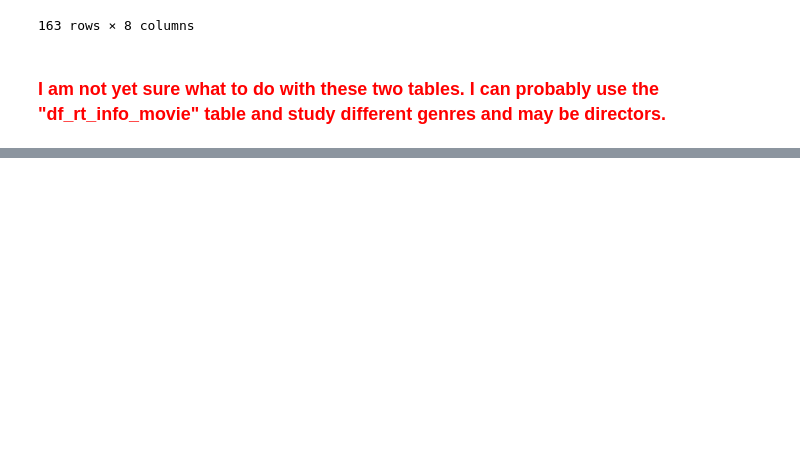
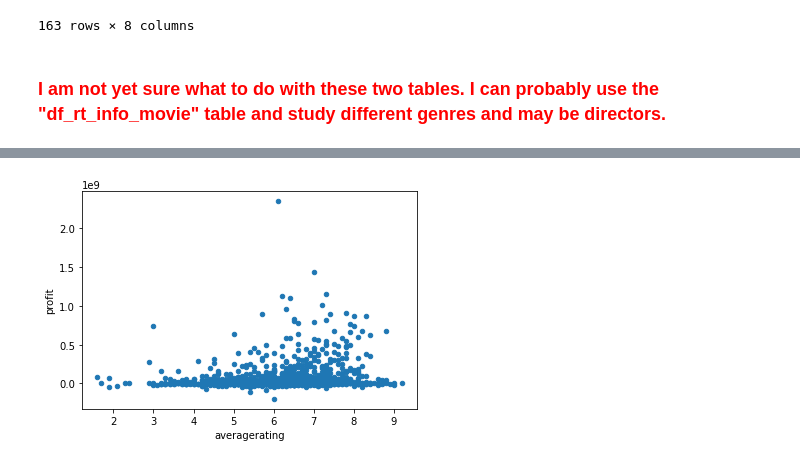
Before and after one commit to deepssharma/My_Phase1_Project, a Jupyter notebook: project.ipynb, the cells around one changed output, grey strips where cells are left out. Cells and saved outputs as stored; diff of their text form; code cells hidden in the pictures; blank space fills up the shorter version.

Commit message:
Add files via upload
Merged the SQL data frame with csv files

```diff
--- a/project.ipynb
+++ b/project.ipynb
@@ -1199,3 +1203,6 @@ df_rt_reviews_movie[df_rt_reviews_movie['id']==3]
 163 rows × 8 columns
 # %% [markdown]
 ### <span style="color:red"> I am not yet sure what to do with these two tables. I can probably use the "df_rt_info_movie" table and study different genres and may be directors. </span>
+# %%
+df_sql_budgets_db =pd.merge(df_budgets_movie,df_movie_db,how='inner',left_on='movie', right_on='primary_title')
+df_sql_budgets_db
@@ -1201,0 +1273,6 @@ df_rt_reviews_movie[df_rt_reviews_movie['id']==3]
+# %%
+ax2 = df_sql_budgets_db.plot.scatter(x='averagerating',
+                    y='profit',
+                    colormap='viridis')
+# %% [output]
+[figure, added]
```
Also changed, not shown: parts of 7 cells of this notebook.
